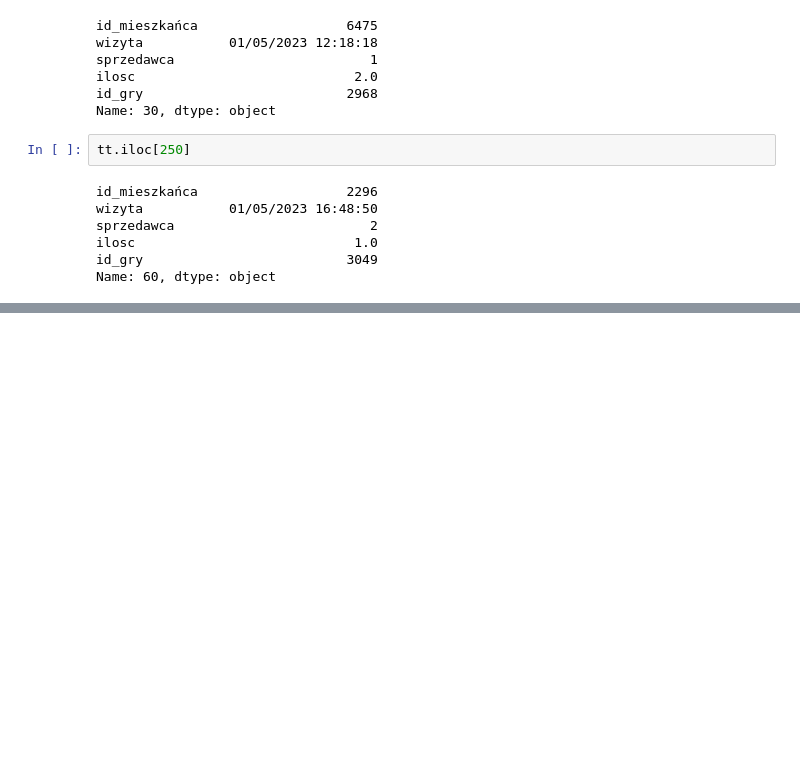
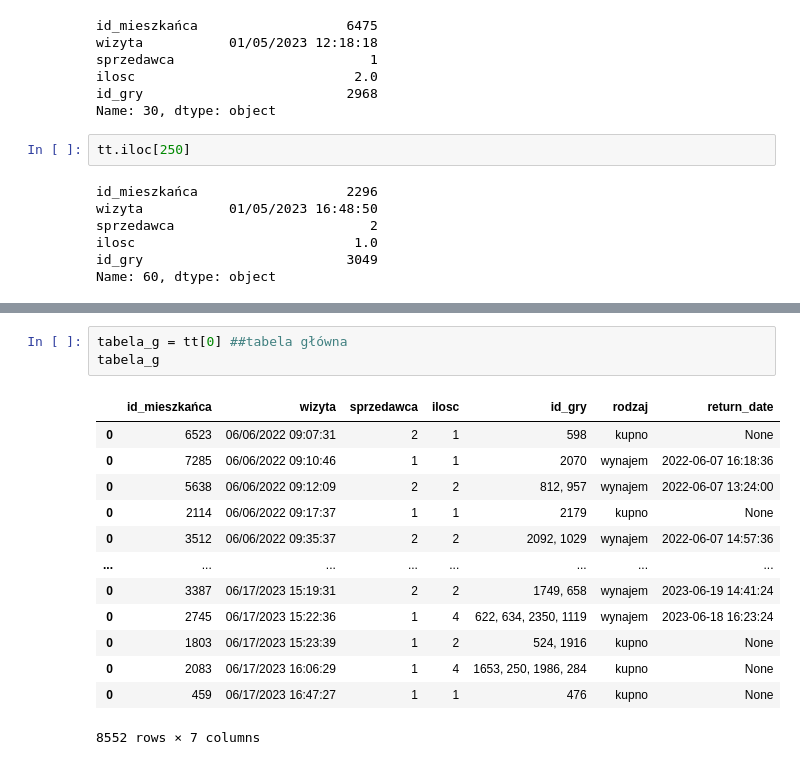
Before and after one commit to tashiamuffin/Cybermachina_26, a Jupyter notebook: N_pomocniczy.ipynb, the cells around one changed output, grey strips where cells are left out. Cells and saved outputs as stored; diff of their text form; blank space fills up the shorter version.

```diff
--- a/N_pomocniczy.ipynb
+++ b/N_pomocniczy.ipynb
@@ -583,0 +645,17 @@ array([1, 2], dtype=int64)
+# %%
+tabela_g = tt[0] ##tabela główna
+tabela_g
+# %% [output]
+|  | id_mieszkańca | wizyta | sprzedawca | ilosc | id_gry | rodzaj | return_date |
+| 0 | 6523 | 06/06/2022 09:07:31 | 2 | 1 | 598 | kupno | None |
+| 0 | 7285 | 06/06/2022 09:10:46 | 1 | 1 | 2070 | wynajem | 2022-06-07 16:18:36 |
+| 0 | 5638 | 06/06/2022 09:12:09 | 2 | 2 | 812, 957 | wynajem | 2022-06-07 13:24:00 |
+| 0 | 2114 | 06/06/2022 09:17:37 | 1 | 1 | 2179 | kupno | None |
+| 0 | 3512 | 06/06/2022 09:35:37 | 2 | 2 | 2092, 1029 | wynajem | 2022-06-07 14:57:36 |
+| ... | ... | ... | ... | ... | ... | ... | ... |
+| 0 | 3387 | 06/17/2023 15:19:31 | 2 | 2 | 1749, 658 | wynajem | 2023-06-19 14:41:24 |
+| 0 | 2745 | 06/17/2023 15:22:36 | 1 | 4 | 622, 634, 2350, 1119 | wynajem | 2023-06-18 16:23:24 |
+| 0 | 1803 | 06/17/2023 15:23:39 | 1 | 2 | 524, 1916 | kupno | None |
+| 0 | 2083 | 06/17/2023 16:06:29 | 1 | 4 | 1653, 250, 1986, 284 | kupno | None |
+| 0 | 459 | 06/17/2023 16:47:27 | 1 | 1 | 476 | kupno | None |
+8552 rows × 7 columns
```
Also changed, not shown: parts of 33 cells of this notebook.
